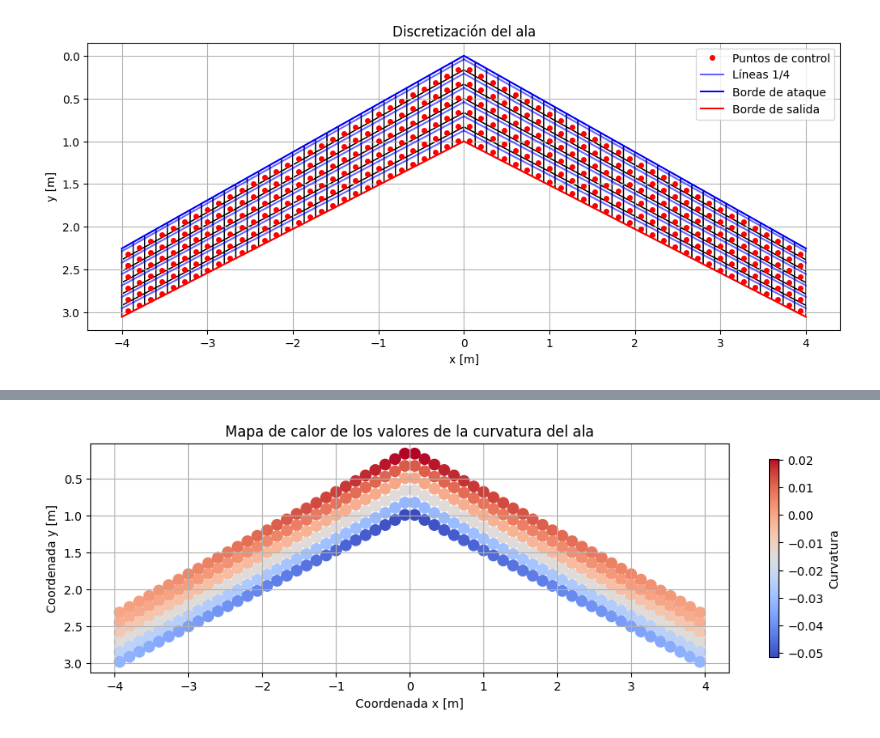
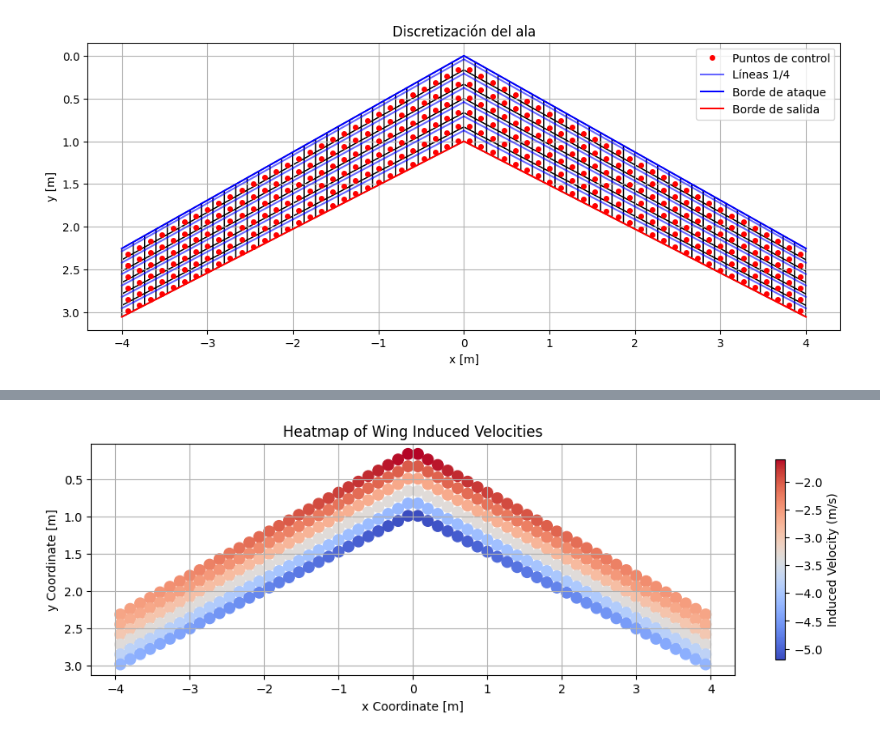
Before and after one commit to JaviLendi/VLMPy, a Jupyter notebook: vlm/VLM_method.ipynb, the cells around one changed output, grey strips where cells are left out. Cells and saved outputs as stored; diff of their text form; code cells hidden in the pictures.

```diff
--- a/vlm/VLM_method.ipynb
+++ b/vlm/VLM_method.ipynb
@@ -56,4 +52,4 @@ plot_wing_heatmap(panel_data, w_i, title="Mapa de calor de los valores de la vel
-# %%
-plot_wing_heatmap(panel_data, dz_c, title="Mapa de calor de los valores de la curvatura del ala", legend="Curvatura")
-# %% [output]
-[figure, removed]
+# %%
+plot_wing_heatmap(panel_data, w_i, title="Heatmap of Wing Induced Velocities", legend="Induced Velocity (m/s)")
+# %% [output]
+[figure, added]
```
Also changed, not shown: parts of 5 cells of this notebook, 1 other file.
